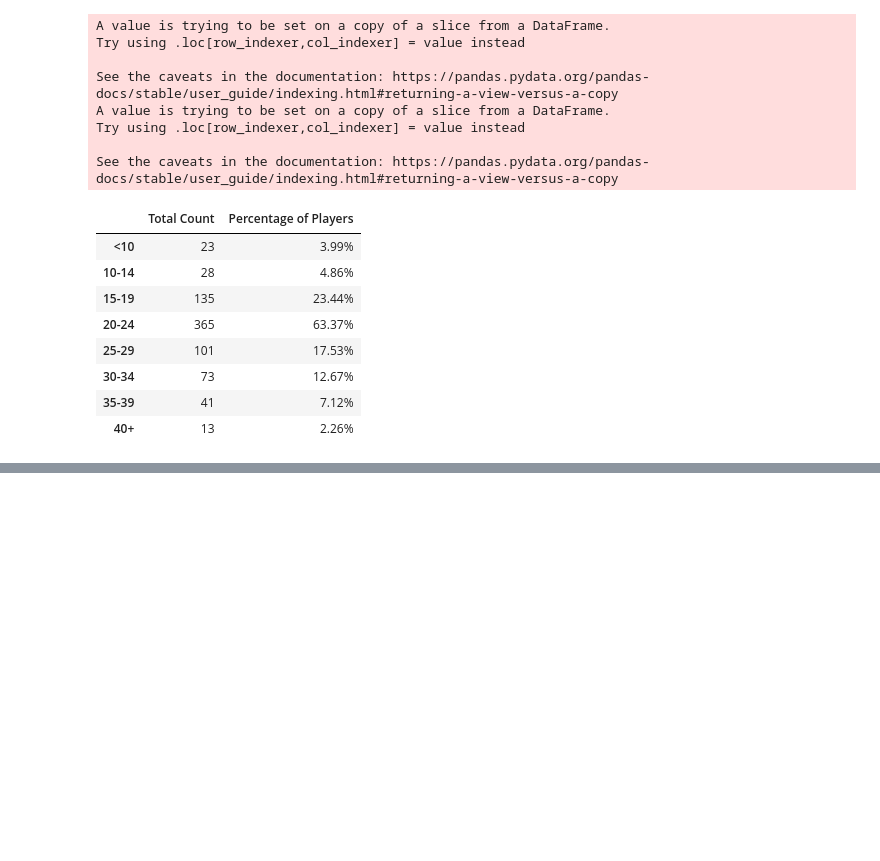
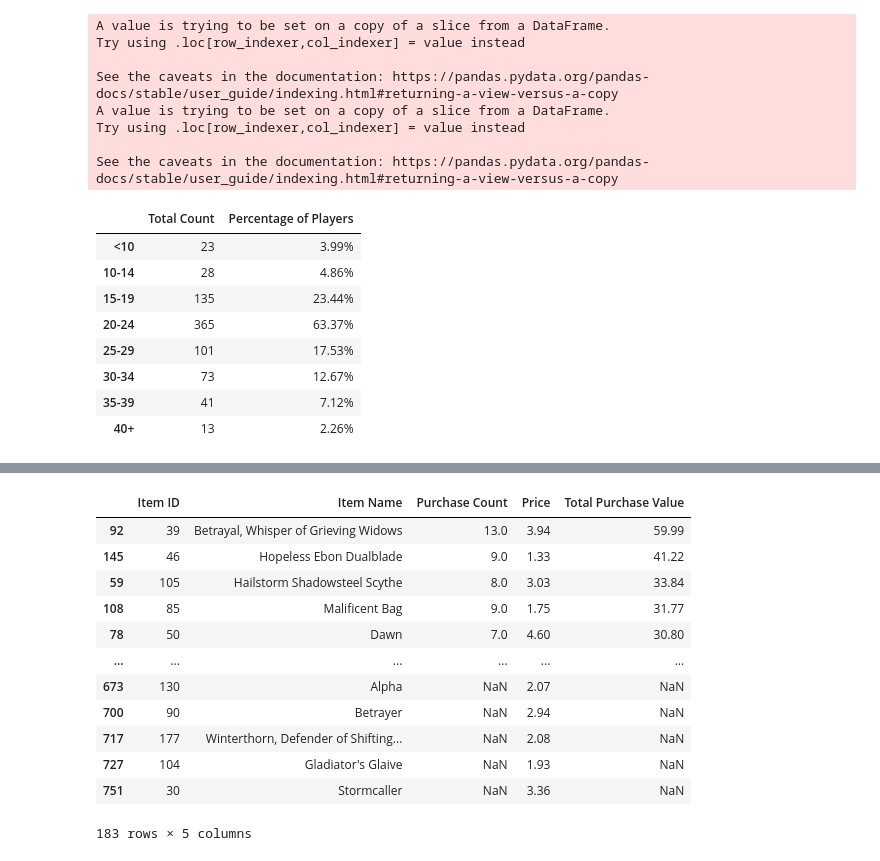
Before and after one commit to michael-grad/pandas-challenge, a Jupyter notebook: HeroesOfPymoliAnalysis.ipynb, the cells around one changed output, grey strips where cells are left out. Saved outputs shown, nothing was run; the diff lists cells and outputs as text; code cells hidden in the pictures; blank space fills up the shorter version.

```diff
--- a/HeroesOfPymoliAnalysis.ipynb
+++ b/HeroesOfPymoliAnalysis.ipynb
@@ -220,0 +400,24 @@ summary_df
+# %%
+#TENTH CELL
+# Most Profitable Items
+
+# Resort Descending by Total Purchase Value
+most_popular_items_df = most_popular_items_df.sort_values(["Total Purchase Value"], ascending=False)
+most_popular_items_df
+
+#DEBUG - NaN values in Total Purchase Value, Purchase Count
+#DEBUG - Results do not match starter code
+# %% [output]
+|  | Item ID | Item Name | Purchase Count | Price | Total Purchase Value |
+| 92 | 39 | Betrayal, Whisper of Grieving Widows | 13.0 | 3.94 | 59.99 |
+| 145 | 46 | Hopeless Ebon Dualblade | 9.0 | 1.33 | 41.22 |
+| 59 | 105 | Hailstorm Shadowsteel Scythe | 8.0 | 3.03 | 33.84 |
+| 108 | 85 | Malificent Bag | 9.0 | 1.75 | 31.77 |
+| 78 | 50 | Dawn | 7.0 | 4.60 | 30.80 |
+| ... | ... | ... | ... | ... | ... |
+| 673 | 130 | Alpha | NaN | 2.07 | NaN |
+| 700 | 90 | Betrayer | NaN | 2.94 | NaN |
+| 717 | 177 | Winterthorn, Defender of Shifting... | NaN | 2.08 | NaN |
+| 727 | 104 | Gladiator's Glaive | NaN | 1.93 | NaN |
+| 751 | 30 | Stormcaller | NaN | 3.36 | NaN |
+183 rows × 5 columns
```
Also changed, not shown: parts of 10 cells of this notebook, 1 other file.
